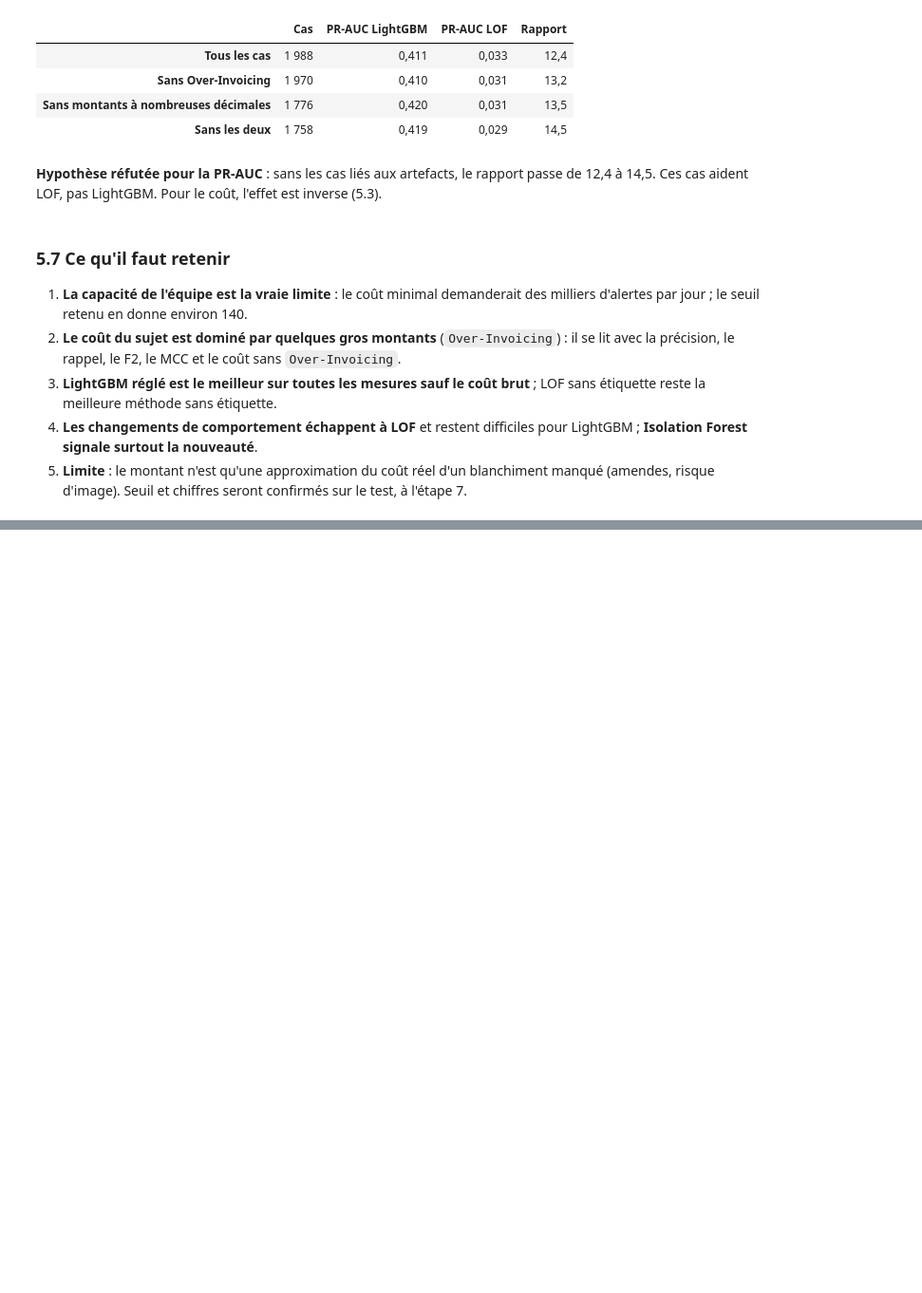
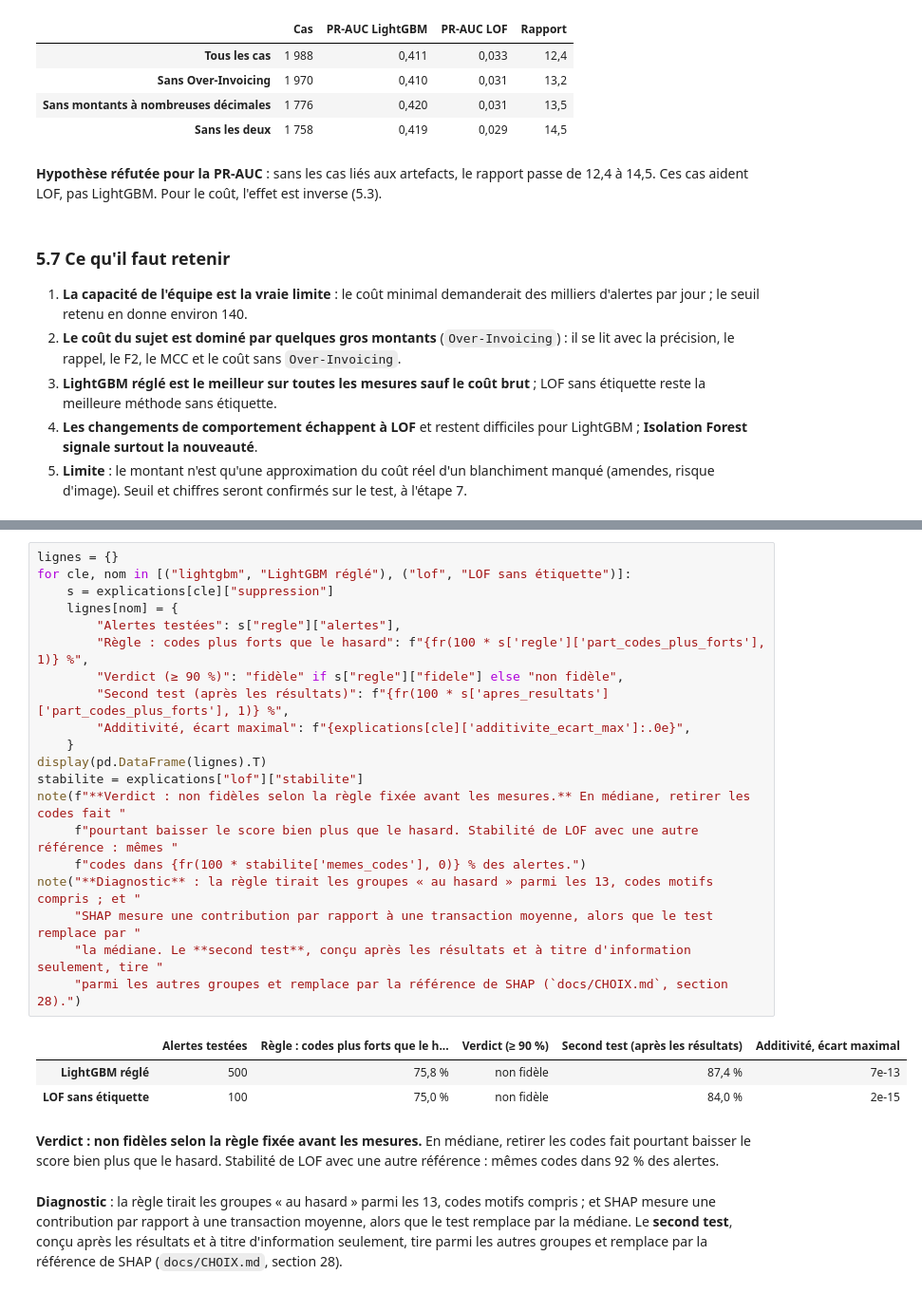
Before and after one commit to aljene307/aml-detection-xai, a Jupyter notebook: notebooks/projet_aml.ipynb, the cells around one changed output, grey strips where cells are left out. Shown at 95% size. Cells and saved outputs as stored; diff of their text form; blank space fills up the shorter version.

```diff
--- a/notebooks/projet_aml.ipynb
+++ b/notebooks/projet_aml.ipynb
@@ -1616,0 +1780,26 @@ note(f"**Hypothèse réfutée pour la PR-AUC** : sans les cas liés aux artefact
+# %%
+lignes = {}
+for cle, nom in [("lightgbm", "LightGBM réglé"), ("lof", "LOF sans étiquette")]:
+    s = explications[cle]["suppression"]
+    lignes[nom] = {
+        "Alertes testées": s["regle"]["alertes"],
+        "Règle : codes plus forts que le hasard": f"{fr(100 * s['regle']['part_codes_plus_forts'], 1)} %",
+        "Verdict (≥ 90 %)": "fidèle" if s["regle"]["fidele"] else "non fidèle",
+        "Second test (après les résultats)": f"{fr(100 * s['apres_resultats']['part_codes_plus_forts'], 1)} %",
+        "Additivité, écart maximal": f"{explications[cle]['additivite_ecart_max']:.0e}",
+    }
+display(pd.DataFrame(lignes).T)
+stabilite = explications["lof"]["stabilite"]
+note(f"**Verdict : non fidèles selon la règle fixée avant les mesures.** En médiane, retirer les codes fait "
+     f"pourtant baisser le score bien plus que le hasard. Stabilité de LOF avec une autre référence : mêmes "
+     f"codes dans {fr(100 * stabilite['memes_codes'], 0)} % des alertes.")
+note("**Diagnostic** : la règle tirait les groupes « au hasard » parmi les 13, codes motifs compris ; et "
+     "SHAP mesure une contribution par rapport à une transaction moyenne, alors que le test remplace par "
+     "la médiane. Le **second test**, conçu après les résultats et à titre d'information seulement, tire "
+     "parmi les autres groupes et remplace par la référence de SHAP (`docs/CHOIX.md`, section 28).")
+# %% [output]
+|  | Alertes testées | Règle : codes plus forts que le h... | Verdict (≥ 90 %) | Second test (après les résultats) | Additivité, écart maximal |
+| LightGBM réglé | 500 | 75,8 % | non fidèle | 87,4 % | 7e-13 |
+| LOF sans étiquette | 100 | 75,0 % | non fidèle | 84,0 % | 2e-15 |
+**Verdict : non fidèles selon la règle fixée avant les mesures.** En médiane, retirer les codes fait pourtant baisser le score bien plus que le hasard. Stabilité de LOF avec une autre référence : mêmes codes dans 92 % des alertes.
+**Diagnostic** : la règle tirait les groupes « au hasard » parmi les 13, codes motifs compris ; et SHAP mesure une contribution par rapport à une transaction moyenne, alors que le test remplace par la médiane. Le **second test**, conçu après les résultats et à titre d'information seulement, tire parmi les autres groupes et remplace par la référence de SHAP (`docs/CHOIX.md`, section 28).
```
Also changed, not shown: parts of 11 cells of this notebook.
